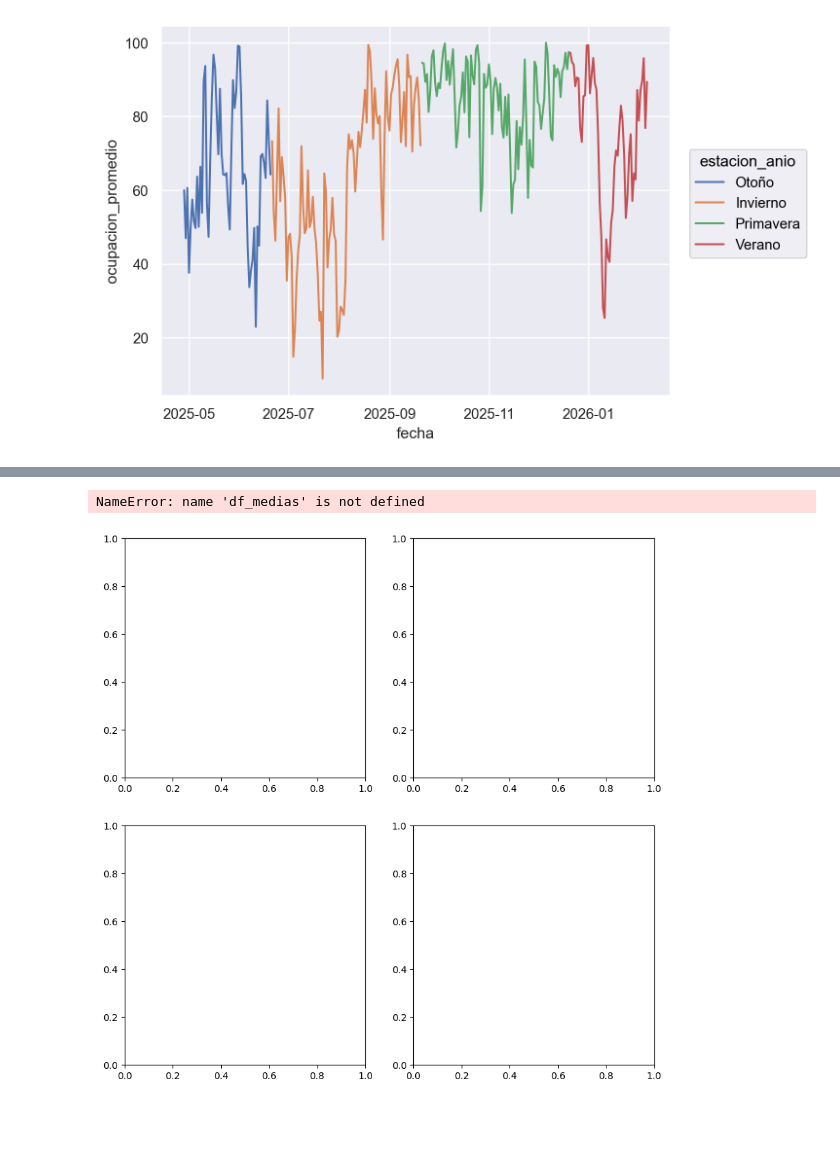
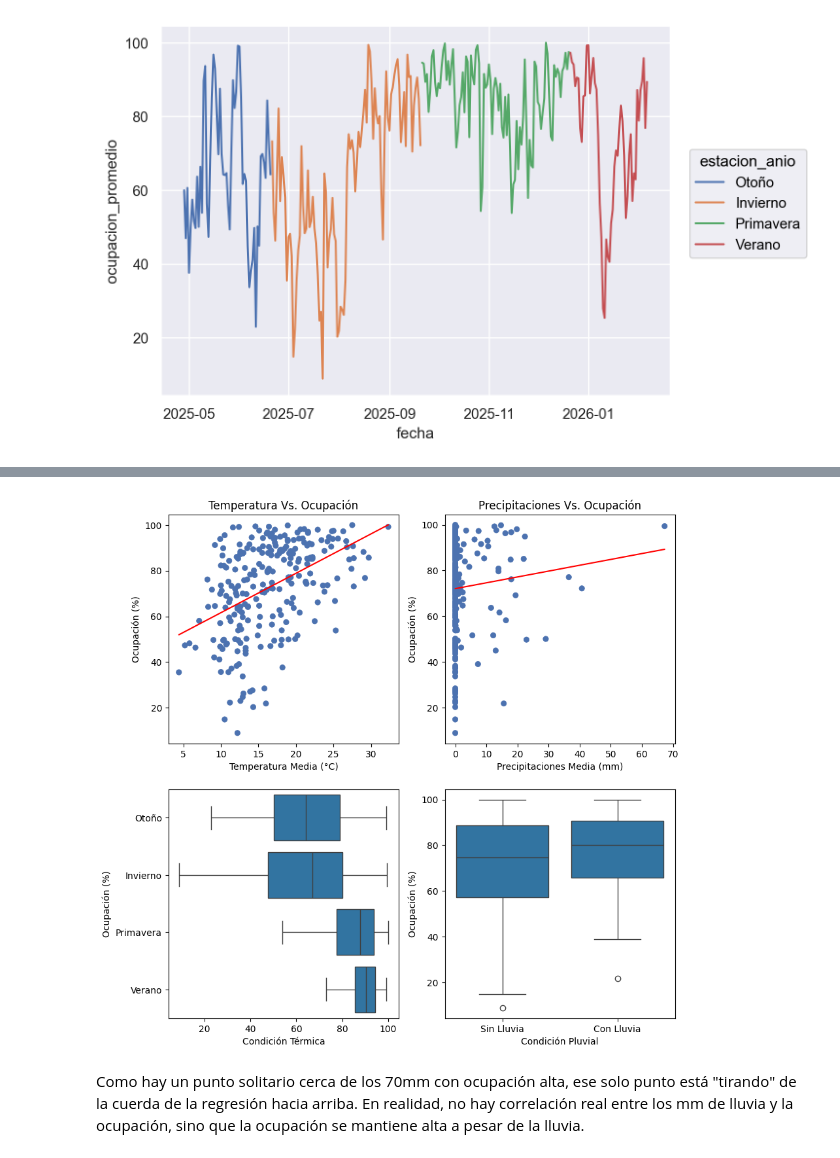
Before and after one commit to leonelifernandez12/labo_datos, a Jupyter notebook: tp1.ipynb, the cells around one changed output, grey strips where cells are left out. Drawn from its saved outputs; the diff is of its cells as text; code cells hidden in the pictures; blank space fills up the shorter version.

```diff
--- a/tp1.ipynb
+++ b/tp1.ipynb
@@ -1061,33 +986,34 @@ so.Plot(data=df_medias, x="temp_media", y="ocupacion_media") \
 
 #
 so.Plot(data=df_medias, x="precipitaciones_media", y="ocupacion_media") \
   .add(so.Dot()) \
   .add(so.Line(color="red"), so.PolyFit(1)) \
-  .label(title="Precipitaciones Vs. Ocupación", x="Precipitaciones Media (¿unidad de medición?)", y="Ocupación (%)") \
+  .label(title="Precipitaciones Vs. Ocupación", x="Precipitaciones Media (mm)", y="Ocupación (%)") \
   .on(ax[0][1]).plot()
 
 #
 sns.boxplot(
     data=df_medias,
     x="ocupacion_media",
     y="temporada",
     ax=ax[1][0]
 )
 ax[1][0].set_xlabel("Condición Térmica")
 ax[1][0].set_ylabel("Ocupación (%)")
 
 #
 sns.boxplot(
     data=df_medias,
     x="valoracion_prec",
     y="ocupacion_media",
     order=["Sin Lluvia", "Con Lluvia"],
     ax=ax[1][1]
 )
 ax[1][1].set_xlabel("Condición Pluvial")
 ax[1][1].set_ylabel("Ocupación (%)")
 
 plt.show()
 # %% [output]
-NameError: name 'df_medias' is not defined
-[figure, old version]
+[figure, new version]
+# %% [markdown]
+Como hay un punto solitario cerca de los 70mm con ocupación alta, ese solo punto está "tirando" de la cuerda de la regresión hacia arriba. En realidad, no hay correlación real entre los mm de lluvia y la ocupación, sino que la ocupación se mantiene alta a pesar de la lluvia.
```
Also changed, not shown: parts of 10 cells of this notebook, 1 other file.
